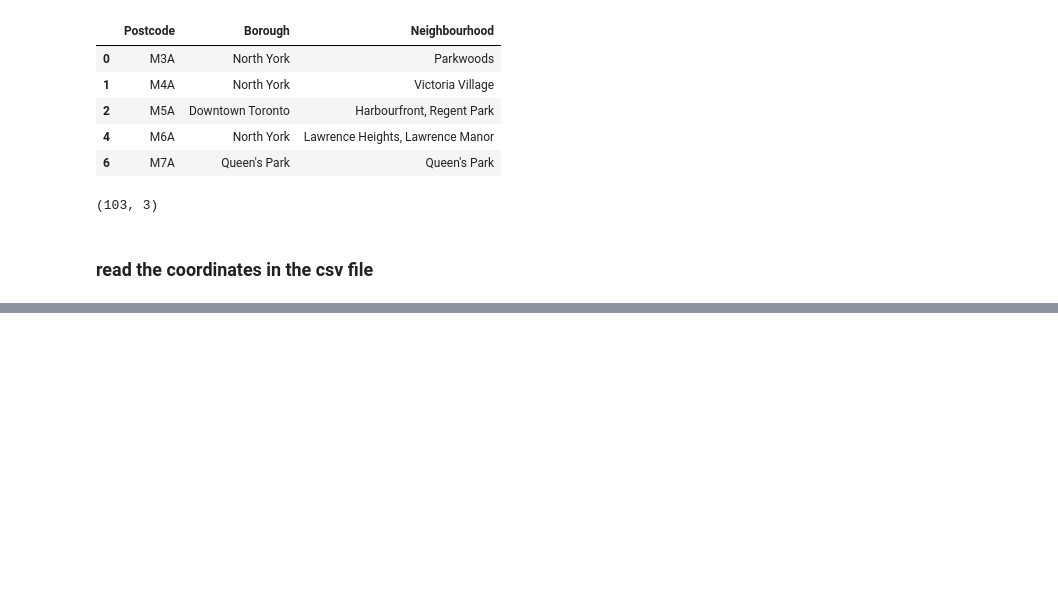
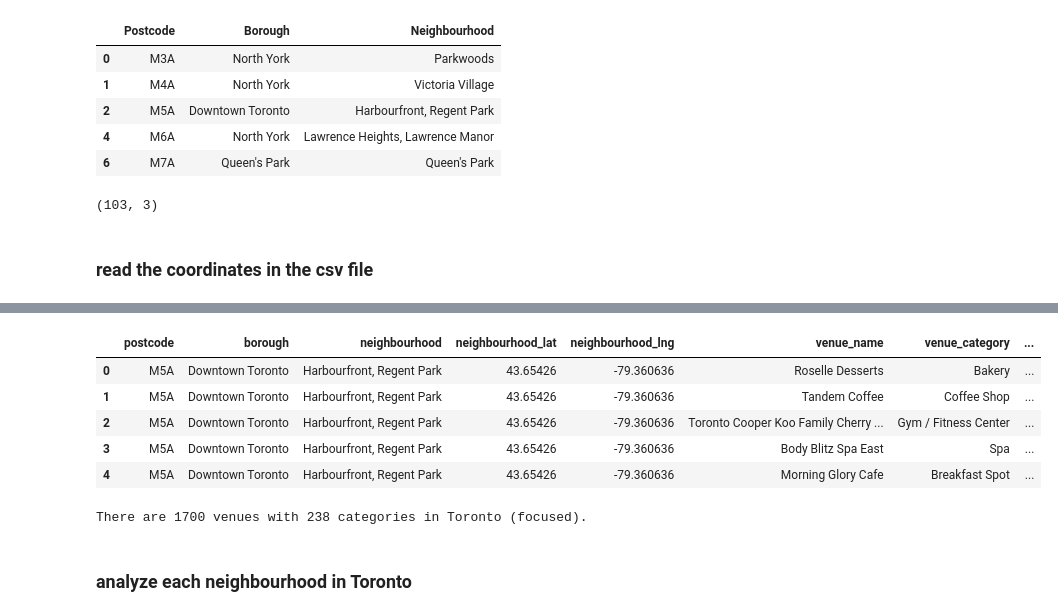
Before and after one commit to uscwang54/Coursera_Capstone, a Jupyter notebook: Toronto neighborhood clustering.ipynb, the cells around one changed output, grey strips where cells are left out. Cells and saved outputs as stored; diff of their text form; code cells hidden in the pictures; blank space fills up the shorter version.

```diff
--- a/Toronto neighborhood clustering.ipynb
+++ b/Toronto neighborhood clustering.ipynb
@@ -94,0 +304,3 @@ geo_coor.rename(columns={'Postal Code':'Postcode'},inplace=True)
+# %%
+neighbourhood_venue_df = pd.DataFrame(columns=['neighbourhood','venue_name','venue_category','venue_lat','venue_lng'])
+neighbourhood_venue_df
@@ -94,0 +309,11 @@ geo_coor.rename(columns={'Postal Code':'Postcode'},inplace=True)
+# %%
+#populate the above neighbourhood_venue_df
+
+for neighbourhood, venues_list in neighbourhood_venues.items():
+    venues_name,venues_category,venues_lat,venues_lng = extract_venues_info(venues_list)
+    temp_df = pd.DataFrame({'neighbourhood':neighbourhood, 'venue_name':venues_name,
+                            'venue_category':venues_category,'venue_lat':venues_lat, 'venue_lng':venues_lng})
+    print(neighbourhood, temp_df.shape[0])
+    neighbourhood_venue_df = pd.concat((neighbourhood_venue_df,temp_df),axis=0)
+
+neighbourhood_venue_df.head()
@@ -94,0 +344,3 @@ geo_coor.rename(columns={'Postal Code':'Postcode'},inplace=True)
+# %%
+neighbourhood_venue_df.reset_index(inplace=True, drop=True)
+neighbourhood_venue_df.shape
@@ -94,0 +349,3 @@ geo_coor.rename(columns={'Postal Code':'Postcode'},inplace=True)
+# %%
+Toronto.columns = ['postcode','borough','neighbourhood','neighbourhood_lat','neighbourhood_lng']
+Toronto.head()
@@ -94,0 +359,18 @@ geo_coor.rename(columns={'Postal Code':'Postcode'},inplace=True)
+# %%
+#merge neighbourhood_venue_df and Toronto together on neighbourhood
+Toronto_venue_df = pd.merge(Toronto,neighbourhood_venue_df,on='neighbourhood')
+Toronto_venue_df.head()
+# %% [output]
+|  | postcode | borough | neighbourhood | neighbourhood_lat | neighbourhood_lng | venue_name | venue_category | ... |
+| 0 | M5A | Downtown Toronto | Harbourfront, Regent Park | 43.65426 | -79.360636 | Roselle Desserts | Bakery | ... |
+| 1 | M5A | Downtown Toronto | Harbourfront, Regent Park | 43.65426 | -79.360636 | Tandem Coffee | Coffee Shop | ... |
+| 2 | M5A | Downtown Toronto | Harbourfront, Regent Park | 43.65426 | -79.360636 | Toronto Cooper Koo Family Cherry ... | Gym / Fitness Center | ... |
+| 3 | M5A | Downtown Toronto | Harbourfront, Regent Park | 43.65426 | -79.360636 | Body Blitz Spa East | Spa | ... |
+| 4 | M5A | Downtown Toronto | Harbourfront, Regent Park | 43.65426 | -79.360636 | Morning Glory Cafe | Breakfast Spot | ... |
+# %%
+print('There are {} venues with {} categories in Toronto (focused).'.format(Toronto_venue_df.shape[0],
+                                                                          Toronto_venue_df['venue_category'].nunique()))
+# %% [output]
+There are 1700 venues with 238 categories in Toronto (focused).
+# %% [markdown]
+### analyze each neighbourhood in Toronto
```
Also changed, not shown: parts of 42 cells of this notebook.
